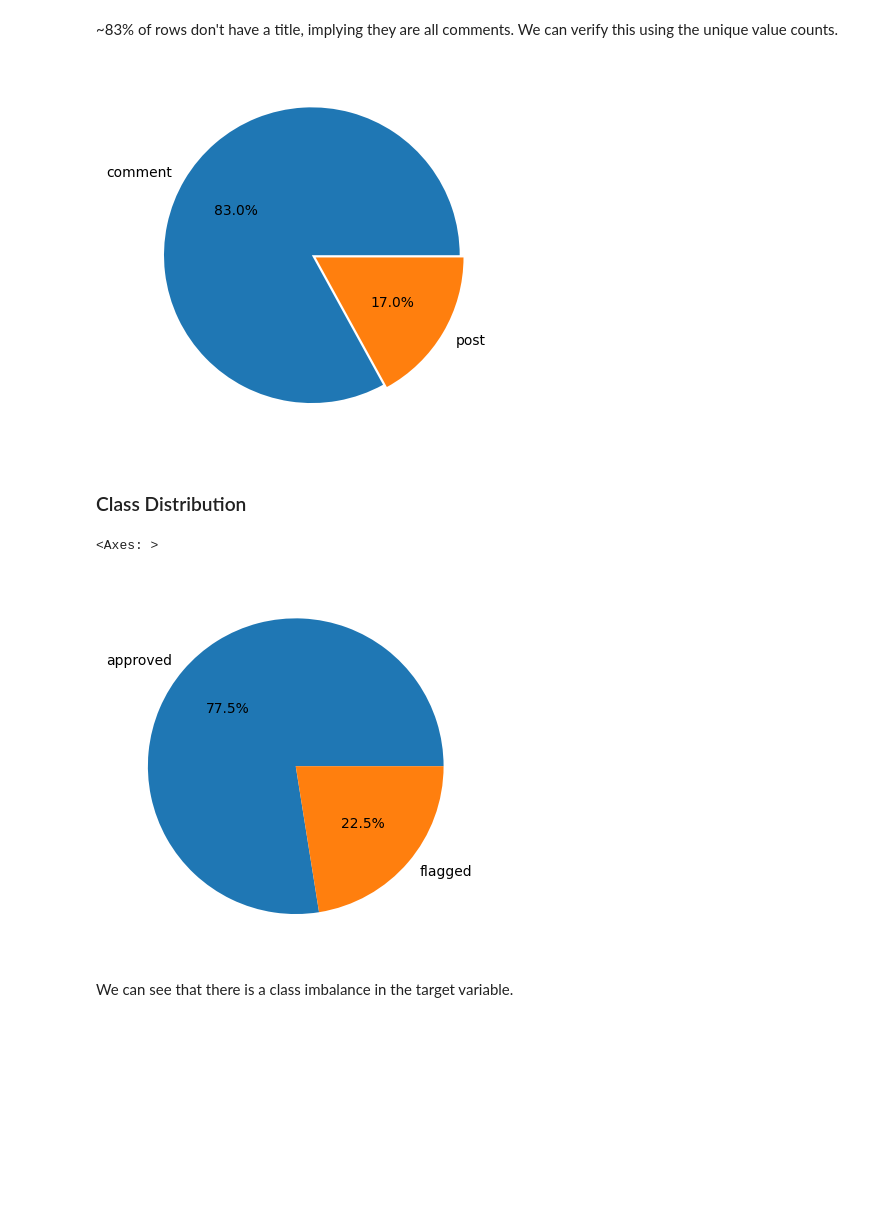
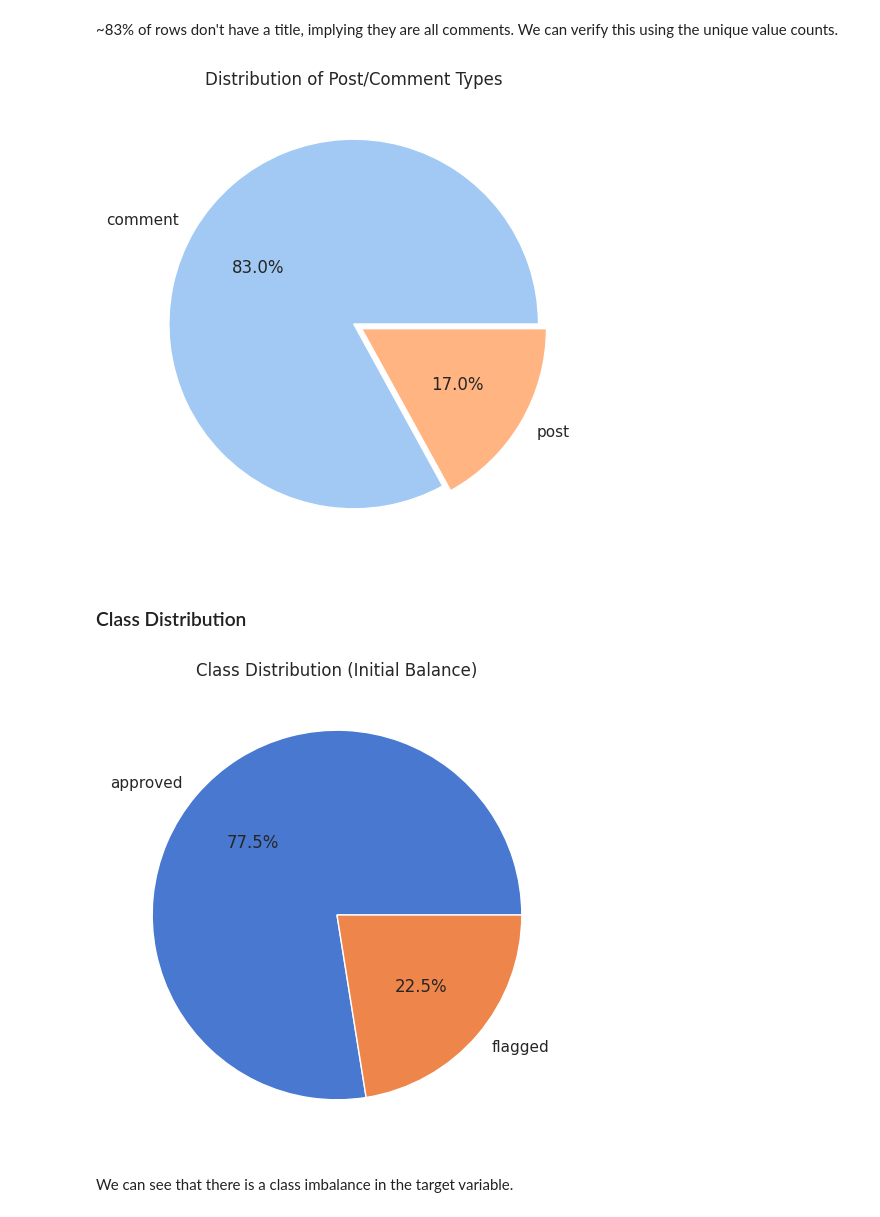
Before and after one commit to shravanasati/everynyan-moderation-service, a Jupyter notebook: src/everynyan_moderation_service/analyse.ipynb, the cells around one changed output. Saved outputs shown, nothing was run; the diff lists cells and outputs as text; code cells hidden in the pictures; blank space fills up the shorter version.

```diff
--- a/src/everynyan_moderation_service/analyse.ipynb
+++ b/src/everynyan_moderation_service/analyse.ipynb
@@ -3,13 +3,25 @@ import re
 import pandas as pd
 from pathlib import Path
 import matplotlib.pyplot as plt
+import seaborn as sns
 import numpy as np
+
+# Set global Seaborn theme
+sns.set_theme(style="whitegrid", palette="muted")
+plt.rcParams["figure.figsize"] = (10, 6)
 
 from sklearn.feature_extraction.text import TfidfVectorizer
 from sklearn.pipeline import FeatureUnion, Pipeline
 from sklearn.linear_model import LogisticRegression
 from sklearn.model_selection import train_test_split
 from sklearn.metrics import classification_report, precision_recall_curve
+
+import tensorflow as tf
+from tensorflow.keras.preprocessing.text import Tokenizer
+from tensorflow.keras.preprocessing.sequence import pad_sequences
+from tensorflow.keras.models import Sequential
+from tensorflow.keras.layers import Embedding, Conv1D, GlobalMaxPooling1D, Dense, Dropout
+from tensorflow.keras.callbacks import EarlyStopping
 # %%
 dataset = "moderation_decisions.csv"
 df = pd.read_csv(Path.cwd() / dataset).drop("id", axis=1)
@@ -71,17 +83,22 @@ Name: count, dtype: float64
 ~83% of rows don't have a title, implying they are all comments. We can verify this using the unique value counts.
 # %%
 counts = df["type"].value_counts()
-plt.pie(counts, labels=counts.index, autopct="%1.1f%%", explode=[0, 0.03])
+plt.figure(figsize=(8, 6))
+plt.pie(counts, labels=counts.index, autopct="%1.1f%%", explode=[0, 0.05], colors=sns.color_palette("pastel"))
+plt.title("Distribution of Post/Comment Types")
 plt.show()
 # %% [output]
-[figure, old version]
+[figure, new version]
 # %% [markdown]
 ### Class Distribution
 # %%
-df["decision"].value_counts().plot.pie(autopct="%1.1f%%")
+plt.figure(figsize=(8, 6))
+counts = df["decision"].value_counts()
+plt.pie(counts, labels=counts.index, autopct="%1.1f%%", colors=sns.color_palette("muted"))
+plt.title("Class Distribution (Initial Balance)")
+plt.show()
 # %% [output]
-<Axes: >
-[figure, old version]
+[figure, new version]
 # %% [markdown]
 We can see that there is a class imbalance in the target variable.
 # %% [markdown]
```
Also changed, not shown: parts of 15 cells of this notebook, 4 other files.
